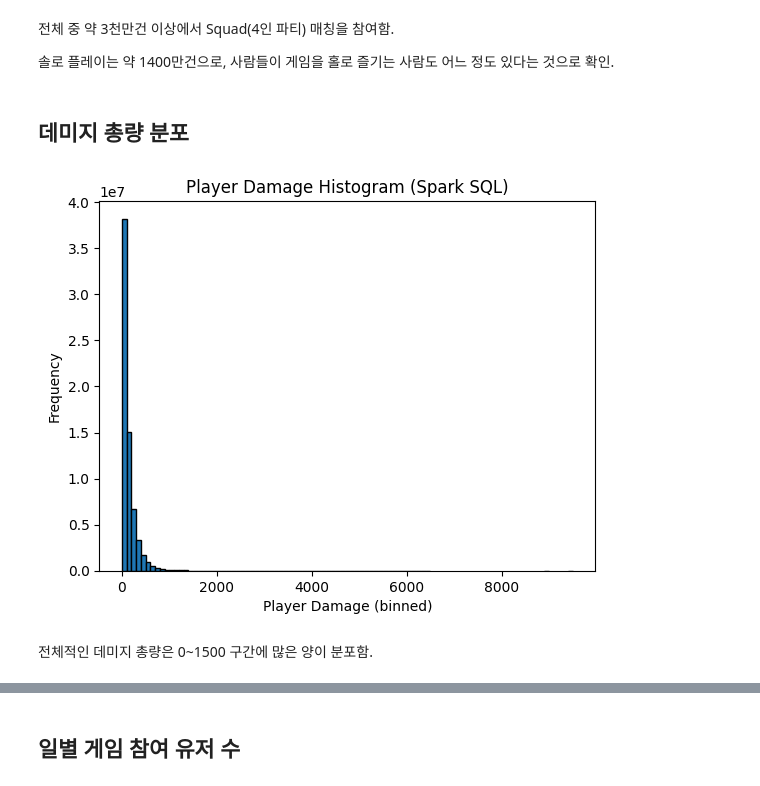
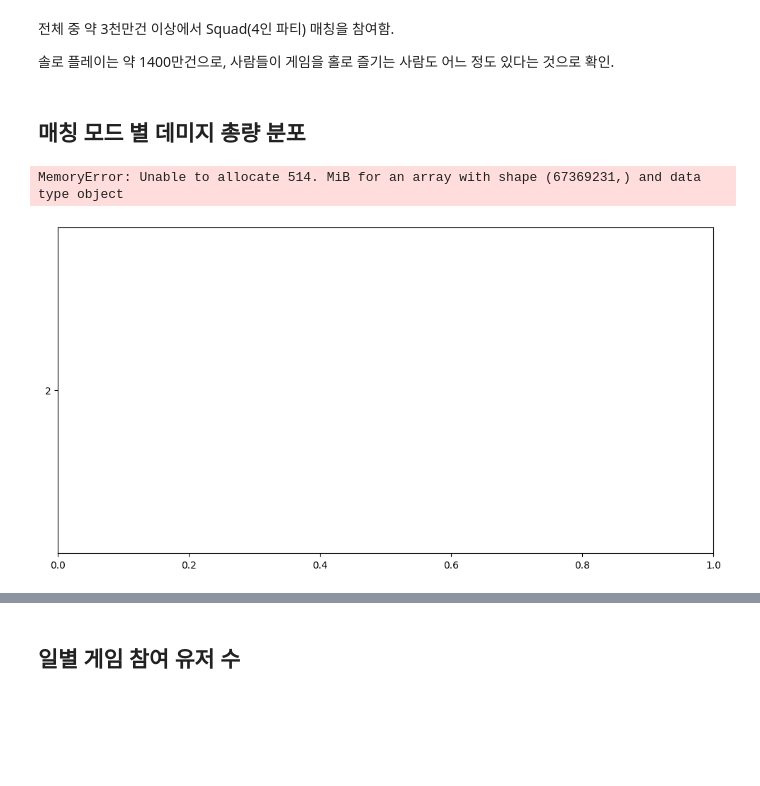
Before and after one commit to saeraniren/PUBG_Match_Deaths_and_Statistics, a Jupyter notebook: main.ipynb, the cells around one changed output, grey strips where cells are left out. Saved outputs shown, nothing was run; the diff lists cells and outputs as text; code cells hidden in the pictures; blank space fills up the shorter version.

```diff
--- a/main.ipynb
+++ b/main.ipynb
@@ -282,25 +283,8 @@ df.groupBy("party_size").count().orderBy("count", ascending=False).show()
 
 솔로 플레이는 약 1400만건으로, 사람들이 게임을 홀로 즐기는 사람도 어느 정도 있다는 것으로 확인.
 # %% [markdown]
-## **데미지 총량 분포**
+## **매칭 모드 별 데미지 총량 분포**
 # %%
-# bin 크기 설정 (예: 100 단위)
-bin_size = 100
-hist_df = (
-    df.withColumn("bin", (col("player_dmg")/bin_size).cast("int")*bin_size)
-      .groupBy("bin")
-      .count()
-      .orderBy("bin")
-)
-
-hist_pdf = hist_df.toPandas()
-
-plt.bar(hist_pdf["bin"], hist_pdf["count"], width=bin_size, align="edge", edgecolor="black")
-plt.xlabel("Player Damage (binned)")
-plt.ylabel("Frequency")
-plt.title("Player Damage Histogram (Spark SQL)")
-plt.show()
 # %% [output]
+MemoryError: Unable to allocate 514. MiB for an array with shape (67369231,) and data type object
-[figure, old version]
+[figure, new version]
-# %% [markdown]
-전체적인 데미지 총량은 0~1500 구간에 많은 양이 분포함.
```
Also changed, not shown: parts of 16 cells of this notebook.
